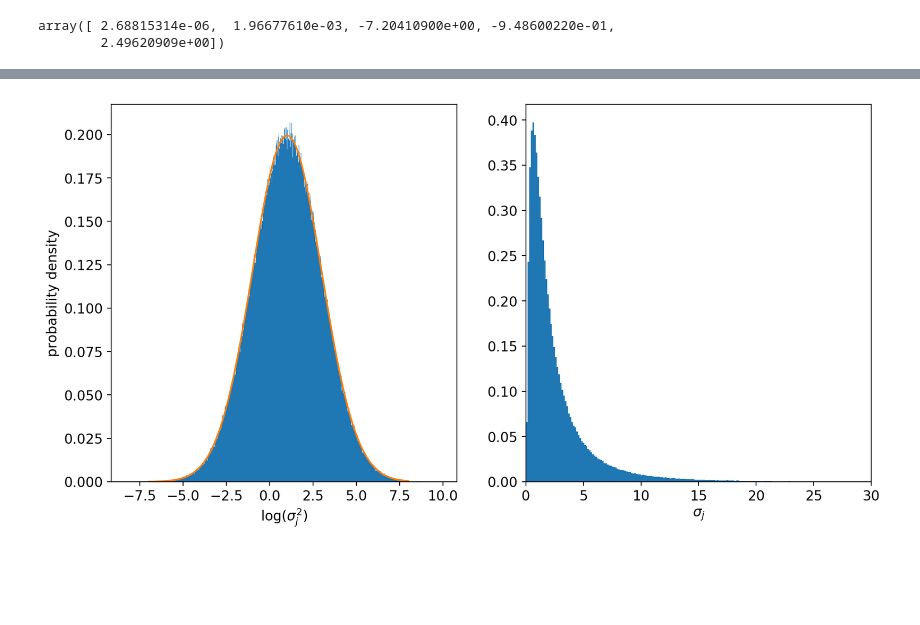
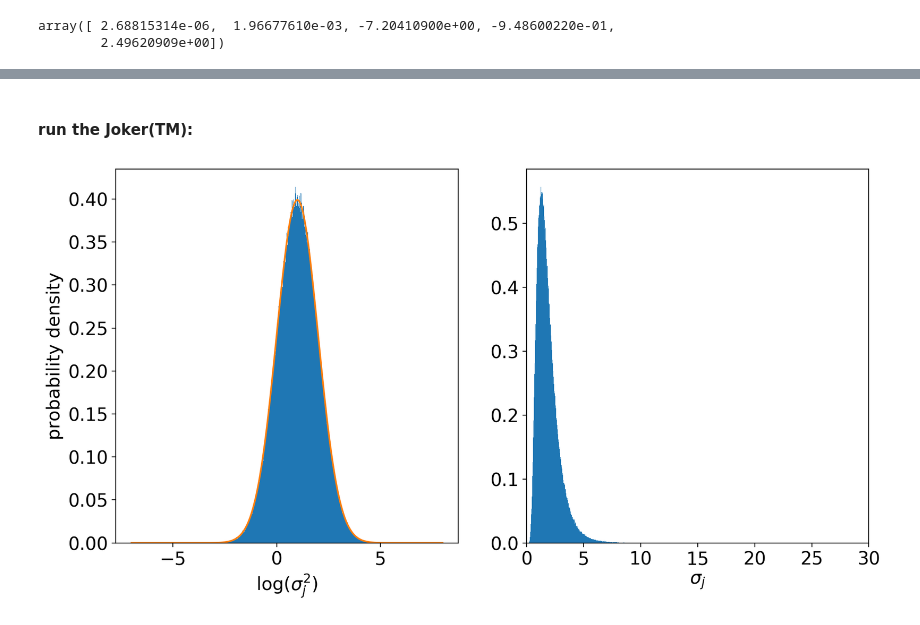
Before and after one commit to megbedell/tesstwin, a Jupyter notebook: notebooks/exoplanet/joker.ipynb, the cells around one changed output, grey strips where cells are left out. Saved outputs shown, nothing was run; the diff lists cells and outputs as text; code cells hidden in the pictures; blank space fills up the shorter version.

Commit message:
two-planet periodogram and more jokering

```diff
--- a/notebooks/exoplanet/joker.ipynb
+++ b/notebooks/exoplanet/joker.ipynb
@@ -119,10 +122,12 @@ soln_K
+# %% [markdown]
+#### run the Joker(TM):
 # %%
 params = JokerParams(P_min=10*u.day, P_max=25*u.day,
                      poly_trend=3,
                      linear_par_mu=np.array([soln_K, soln[2], soln[1], soln[0]]),
                      linear_par_Lambda=np.diag([1e1, 1e1, 1e-2, 1e-5]) ** 2,
                      #jitter=1.*u.m/u.s)
-                     jitter=(1., 2.), jitter_unit=u.m/u.s)
+                     jitter=(1., 1.), jitter_unit=u.m/u.s)
 # linear parameters are: semi-amplitude, RV offset, linear RV trend, quadratic RV trend (in that order I hope!!!)
 joker = TheJoker(params)
 # %%
@@ -130,15 +135,15 @@ prior_samples = joker.sample_prior(size=1_000_000)
 # %%
 fig,(ax1,ax2) = plt.subplots(1, 2, figsize=(12,6))
 ax1.hist(np.log(prior_samples['jitter'].value)*2., bins=1000, density=True)
 xx = np.linspace(-7,8,1000)
-mu, sig = 1., 2.
+mu, sig = 1., 1.
 yy = np.exp(-(xx-mu)**2 / (2 * sig**2)) / np.sqrt(2*np.pi*sig**2)
 ax1.plot(xx, yy)
 ax1.set_xlabel(r'log($\sigma_j^2$)')
 ax1.set_ylabel('probability density')
 ax2.hist(prior_samples['jitter'].value, bins=1000, density=True)
 ax2.set_xlim([0.,30.])
 ax2.set_xlabel(r'$\sigma_j$');
 # %% [output]
-[figure, old version]
+[figure, new version]
 # %%
```
Also changed, not shown: parts of 11 cells of this notebook.
